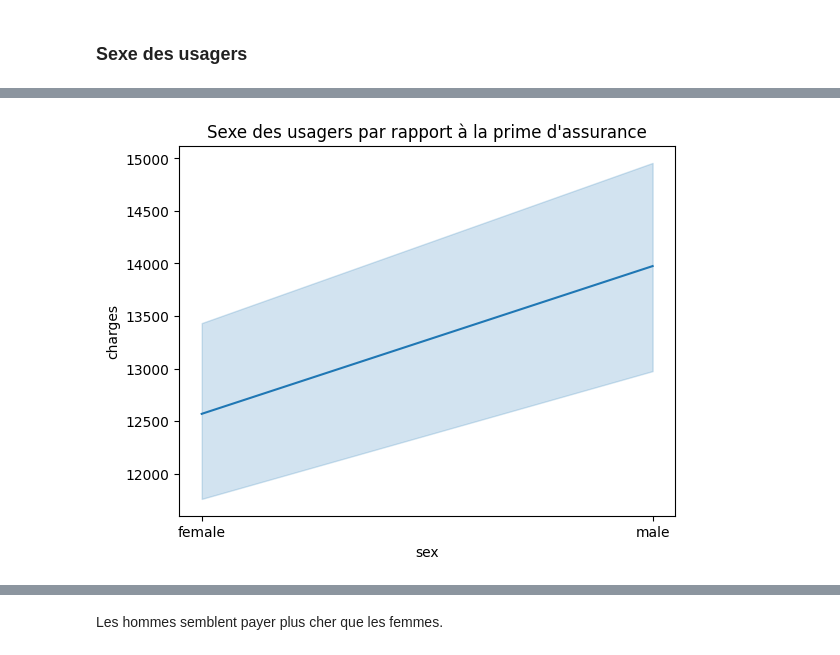
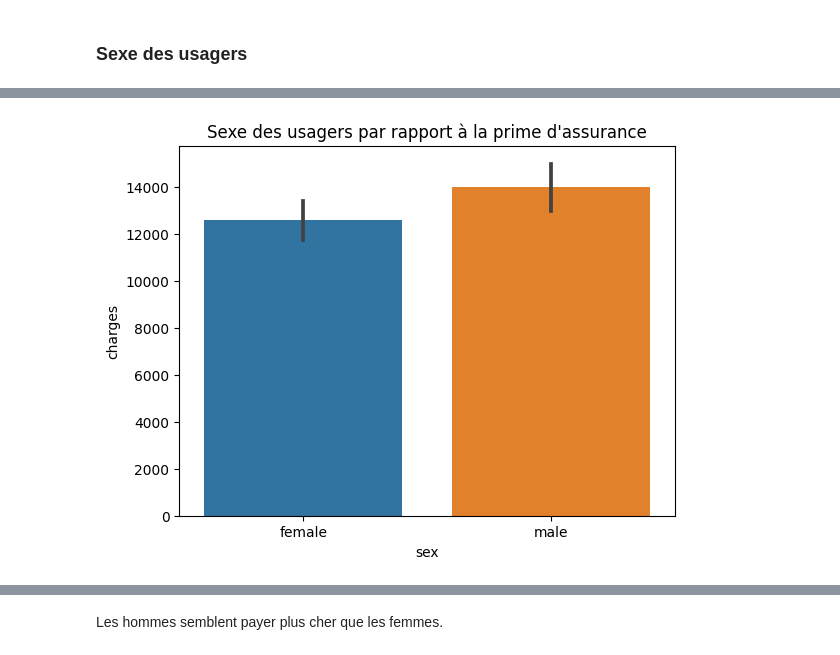
Before and after one commit to Benalieur/assurance, a Jupyter notebook: notebooks/analyse.ipynb, the cells around one changed output, grey strips where cells are left out. Cells and saved outputs as stored; diff of their text form; code cells hidden in the pictures.

```diff
--- a/notebooks/analyse.ipynb
+++ b/notebooks/analyse.ipynb
@@ -386,7 +496,7 @@ Il semble y avoir une corrélation entre l'âge de l'usager et le montant de la
 # %%
 plt.figure()
-sns.lineplot(df, x='sex', y='charges')
+sns.barplot(df, x='sex', y='charges')
 plt.title("Sexe des usagers par rapport à la prime d'assurance")
 plt.show()
 # %% [output]
-[figure, old version]
+[figure, new version]
```
Also changed, not shown: parts of 23 cells of this notebook, 18 other files.
